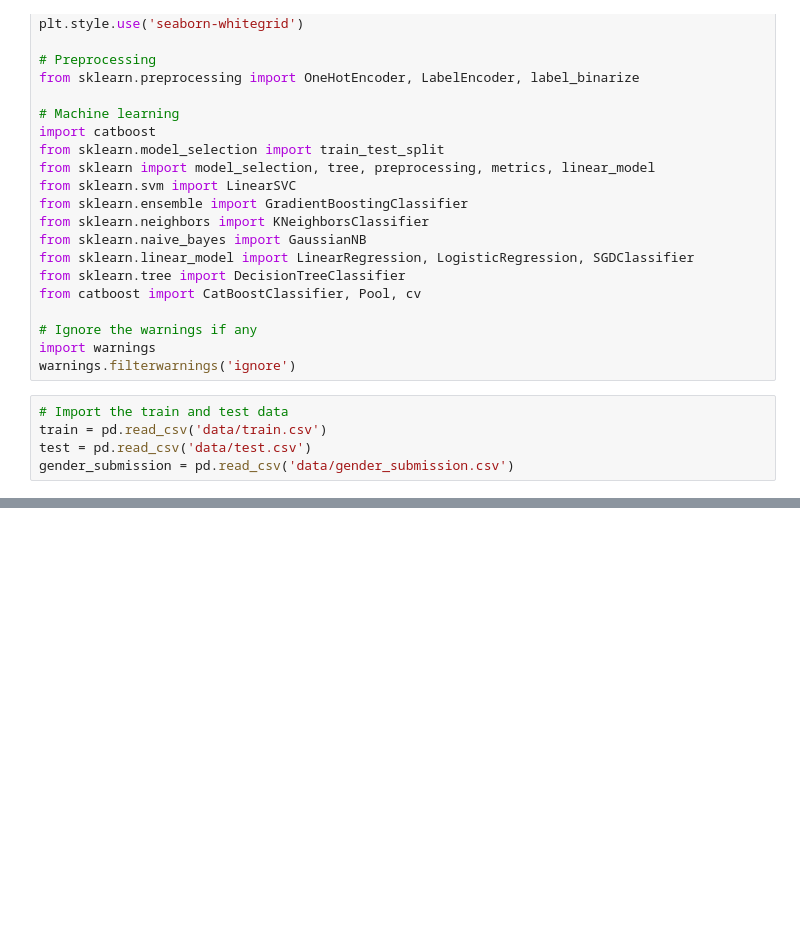
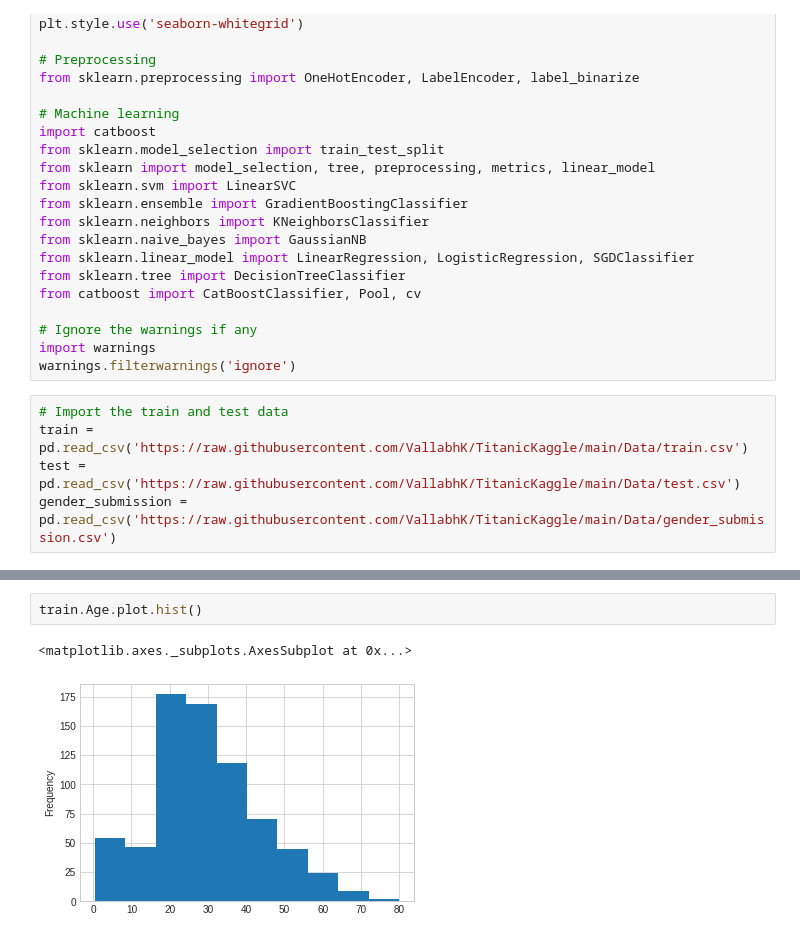
Before and after one commit to VallabhK/TitanicKaggle, a Jupyter notebook: Titanic_MLfromDisaster.ipynb, the cells around one changed output, grey strips where cells are left out. Cells and saved outputs as stored; diff of their text form; blank space fills up the shorter version.

```diff
--- a/Titanic_MLfromDisaster.ipynb
+++ b/Titanic_MLfromDisaster.ipynb
@@ -55,6 +55,6 @@ import warnings
 warnings.filterwarnings('ignore')
 # %%
 # Import the train and test data
-train = pd.read_csv('data/train.csv')
-test = pd.read_csv('data/test.csv')
-gender_submission = pd.read_csv('data/gender_submission.csv')
+train = pd.read_csv('https://raw.githubusercontent.com/VallabhK/TitanicKaggle/main/Data/train.csv')
+test = pd.read_csv('https://raw.githubusercontent.com/VallabhK/TitanicKaggle/main/Data/test.csv')
+gender_submission = pd.read_csv('https://raw.githubusercontent.com/VallabhK/TitanicKaggle/main/Data/gender_submission.csv')
@@ -60,0 +71,5 @@ gender_submission = pd.read_csv('data/gender_submission.csv')
+# %%
+train.Age.plot.hist()
+# %% [output]
+<matplotlib.axes._subplots.AxesSubplot at 0x...>
+[figure, added]
```
Also changed, not shown: parts of 8 cells of this notebook.
